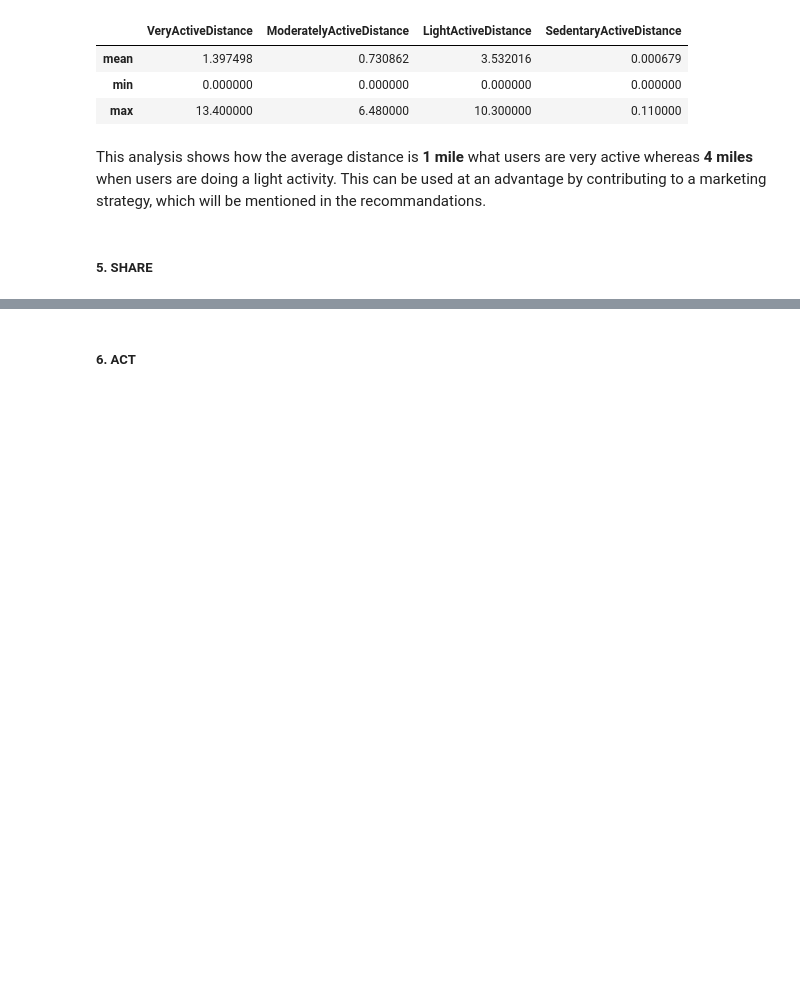
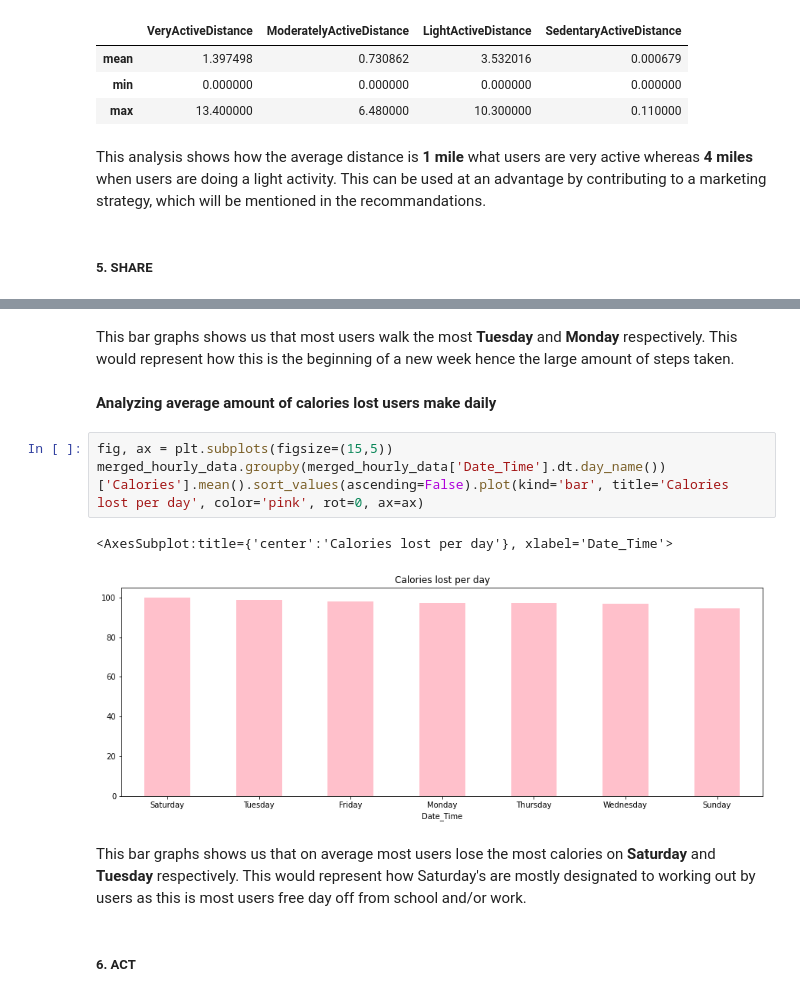
Before and after one commit to KhanyiMM0/bellabeat_technology_capstone, a Jupyter notebook: bellabeat_technology.ipynb, the cells around one changed output, grey strips where cells are left out. Saved outputs shown, nothing was run; the diff lists cells and outputs as text; blank space fills up the shorter version.

```diff
--- a/bellabeat_technology.ipynb
+++ b/bellabeat_technology.ipynb
@@ -451,2 +486,14 @@ This analysis shows how the average distance is **1 mile** what users are very a
+# %% [markdown]
+This bar graphs shows us that most users walk the most **Tuesday** and **Monday** respectively. This would represent how this is the beginning of a new week hence the large amount of steps taken.
+# %% [markdown]
+**Analyzing average amount of calories lost users make daily**
+# %%
+fig, ax = plt.subplots(figsize=(15,5))
+merged_hourly_data.groupby(merged_hourly_data['Date_Time'].dt.day_name())['Calories'].mean().sort_values(ascending=False).plot(kind='bar', title='Calories lost per day', color='pink', rot=0, ax=ax)
+# %% [output]
+<AxesSubplot:title={'center':'Calories lost per day'}, xlabel='Date_Time'>
+[figure, added]
+# %% [markdown]
+This bar graphs shows us that on average most users lose the most calories on **Saturday** and **Tuesday** respectively. This would represent how Saturday's are mostly designated to working out by users as this is most users free day off from school and/or work.
 # %% [markdown]
 ##### 6. ACT
```
Also changed, not shown: parts of 13 cells of this notebook.
